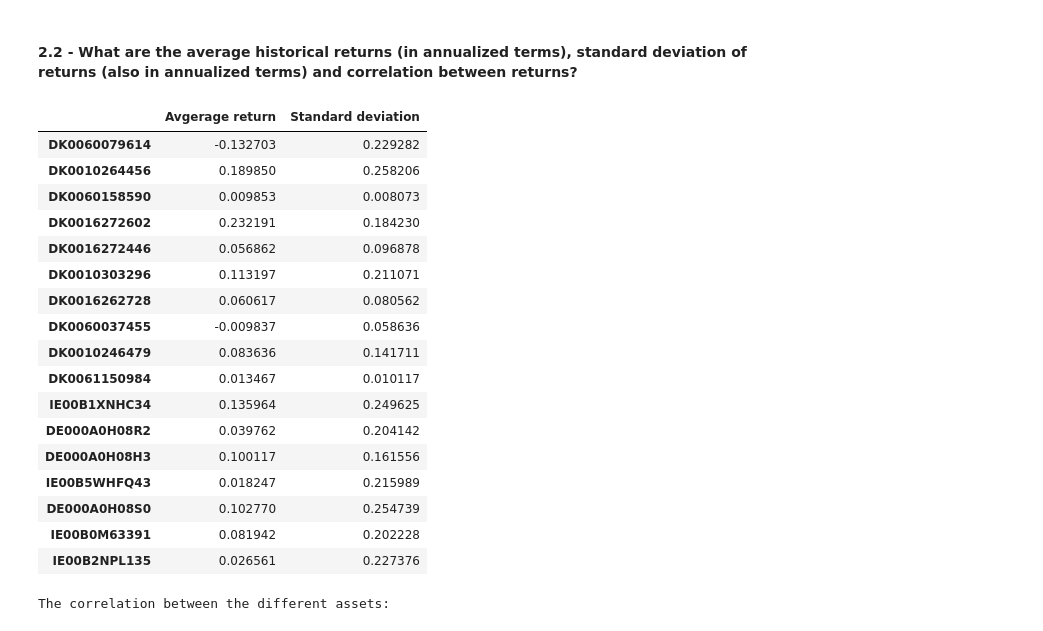
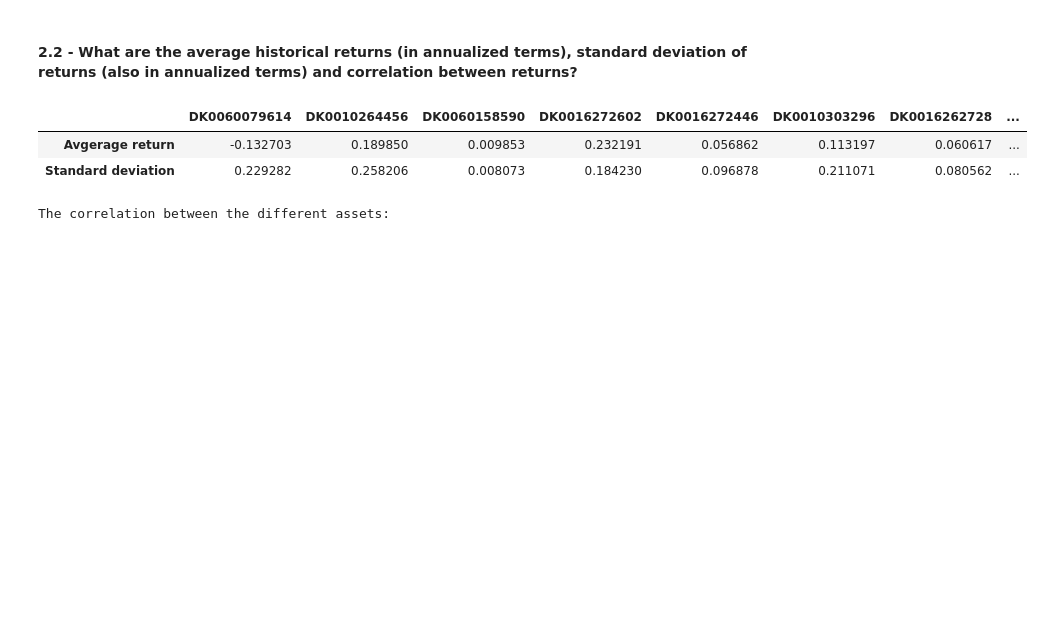
Before and after one commit to jennyjyu/financial-engineering, a Jupyter notebook: Project 2/Project 2.ipynb, the cells around one changed output. Drawn from its saved outputs; the diff is of its cells as text; code cells hidden in the pictures; blank space fills up the shorter version.

```diff
--- a/Project 2/Project 2.ipynb
+++ b/Project 2/Project 2.ipynb
@@ -56,15 +43,7 @@ Index(['2012-01-11 00:00:00+00:00', '2012-01-18 00:00:00+00:00',
 # %%
 dates = [datetime.strptime(date[:-6], '%Y-%m-%d %H:%M:%S') for date in assets.index]
 
-
-
-plt.figure(figsize=(25,10))
-
-
-# direkte på rate of return, ser grusomt ut, tror ikke det er riktig
-"""for asset in assets.columns:
-    plt.plot(dates, assets[asset], label=asset)"""
-
+plt.figure(figsize=(25,15))
 
 #regne på "nåverdi" av de 100 000 kr
 for asset in assets.columns:
@@ -73,7 +52,7 @@ for asset in assets.columns:
     for i in range(len(dates)-1):
         values.append(values[i]+(assets[asset][i+1]*values[i])) #går fra indeks 1 til 502 i asset
     plt.plot(dates, values, label=asset)
-
+    plt.annotate(asset, xy=(dates[-1], values[-1]), size=12, va="center") #teksten ved enden av zsgrafene
 
 plt.legend()
 plt.show()
@@ -99,32 +78,17 @@ stds = [np.std(assets[asset])*np.sqrt(52) for asset in assets]
 # %%
 asset_names = assets.columns
 asset_info = [list(asset_info) for asset_info in zip(average_returns, stds)]
 
-info_pd = pd.DataFrame(asset_info)
-info_pd.index = asset_names
-info_pd.columns = ["Avgerage return", "Standard deviation"]
+info_df = pd.DataFrame(asset_info).T
+info_df.columns = asset_names
+info_df.index = ["Avgerage return", "Standard deviation"]
 
 
-info_pd
+info_df
 # %% [output]
-|  | Avgerage return | Standard deviation |
-| DK0060079614 | -0.132703 | 0.229282 |
-| DK0010264456 | 0.189850 | 0.258206 |
-| DK0060158590 | 0.009853 | 0.008073 |
-| DK0016272602 | 0.232191 | 0.184230 |
-| DK0016272446 | 0.056862 | 0.096878 |
-| DK0010303296 | 0.113197 | 0.211071 |
-| DK0016262728 | 0.060617 | 0.080562 |
-| DK0060037455 | -0.009837 | 0.058636 |
-| DK0010246479 | 0.083636 | 0.141711 |
-| DK0061150984 | 0.013467 | 0.010117 |
-| IE00B1XNHC34 | 0.135964 | 0.249625 |
-| DE000A0H08R2 | 0.039762 | 0.204142 |
-| DE000A0H08H3 | 0.100117 | 0.161556 |
-| IE00B5WHFQ43 | 0.018247 | 0.215989 |
-| DE000A0H08S0 | 0.102770 | 0.254739 |
-| IE00B0M63391 | 0.081942 | 0.202228 |
-| IE00B2NPL135 | 0.026561 | 0.227376 |
+|  | DK0060079614 | DK0010264456 | DK0060158590 | DK0016272602 | DK0016272446 | DK0010303296 | DK0016262728 | ... |
+| Avgerage return | -0.132703 | 0.189850 | 0.009853 | 0.232191 | 0.056862 | 0.113197 | 0.060617 | ... |
+| Standard deviation | 0.229282 | 0.258206 | 0.008073 | 0.184230 | 0.096878 | 0.211071 | 0.080562 | ... |
 # %%
 print("The correlation between the different assets:")
 assets.corr()
```
Also changed, not shown: parts of 15 cells of this notebook.
